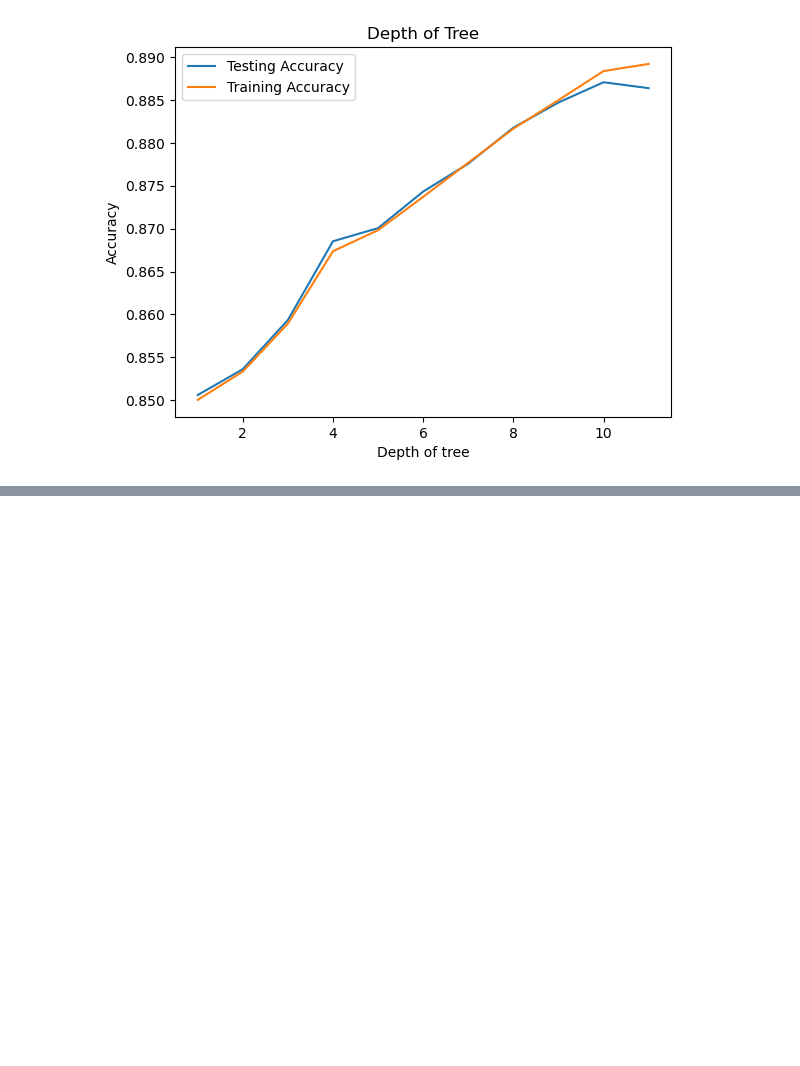
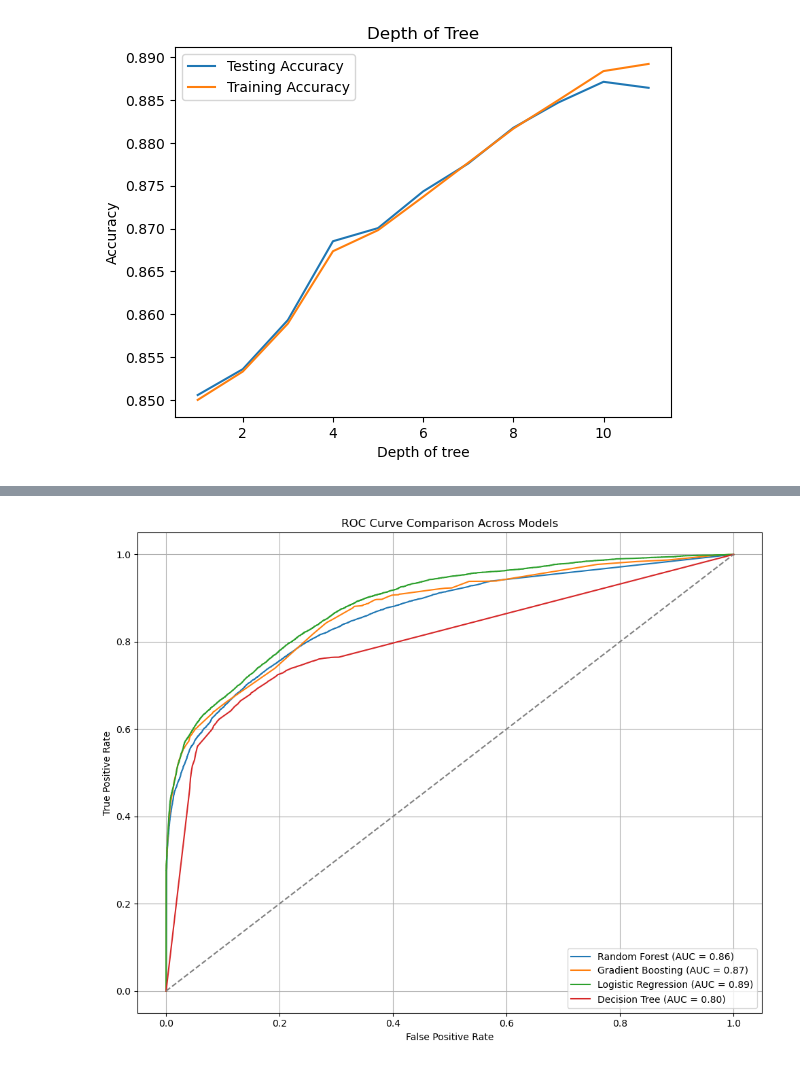
Before and after one commit to tkoche3/ISDS7075, a Jupyter notebook: group_project_explanation.ipynb, the cells around one changed output, grey strips where cells are left out. Saved outputs shown, nothing was run; the diff lists cells and outputs as text; code cells hidden in the pictures; blank space fills up the shorter version.

```diff
--- a/group_project_explanation.ipynb
+++ b/group_project_explanation.ipynb
@@ -1039,3 +1056,22 @@ Primary Type (Binned)_CRIMINAL TRESPASS: 0.0840
 Description_RETAIL THEFT: 0.0887
 Primary Type (Binned)_NARCOTICS: 0.4582
 [figure]
+# %%
+summary = []
+for name, model in models.items():
+    pipeline = Pipeline(steps=[
+        ('preprocessor', preprocessor),
+        ('classifier', model[0])
+    ])
+    pipeline.fit(X_train, y_train)
+    y_pred = pipeline.predict(X_test)
+    y_proba = pipeline.predict_proba(X_test)[:, 1]
+
+    summary.append({
+        'Model': name,
+        'ROC AUC': roc_auc_score(y_test, y_proba),
+        'Accuracy': accuracy_score(y_test, y_pred),
+        'F1 Score': f1_score(y_test, y_pred)
+    })
+
+pd.DataFrame(summary)
@@ -1041,0 +1097,34 @@ Primary Type (Binned)_NARCOTICS: 0.4582
+# %%
+models = {
+    'Random Forest': RandomForestClassifier(random_state=42),
+    'Gradient Boosting': GradientBoostingClassifier(random_state=42),
+    'Logistic Regression': LogisticRegression(max_iter=500),
+    'Decision Tree': DecisionTreeClassifier(random_state=42)
+}
+
+plt.figure(figsize=(10, 8))
+
+for name, model in models.items():
+    pipeline = Pipeline(steps=[
+        ('preprocessor', preprocessor),
+        ('classifier', model)
+    ])
+
+    pipeline.fit(X_train, y_train)
+    y_proba = pipeline.predict_proba(X_test)[:, 1]
+
+    roc_auc = roc_auc_score(y_test, y_proba)
+    fpr, tpr, _ = roc_curve(y_test, y_proba)
+
+    plt.plot(fpr, tpr, label=f'{name} (AUC = {roc_auc:.2f})')
+
+plt.plot([0, 1], [0, 1], linestyle='--', color='gray')
+plt.xlabel('False Positive Rate')
+plt.ylabel('True Positive Rate')
+plt.title('ROC Curve Comparison Across Models')
+plt.legend(loc='lower right')
+plt.grid(True)
+plt.tight_layout()
+plt.show()
+# %% [output]
+[figure, added]
```
Also changed, not shown: parts of 10 cells of this notebook.
